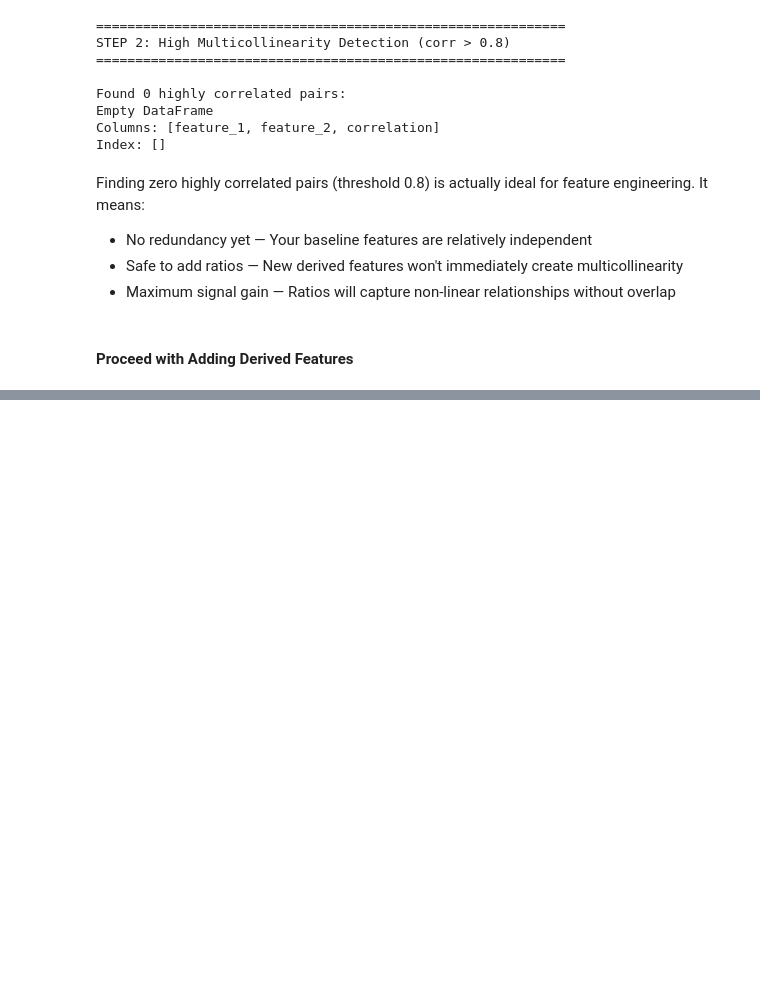
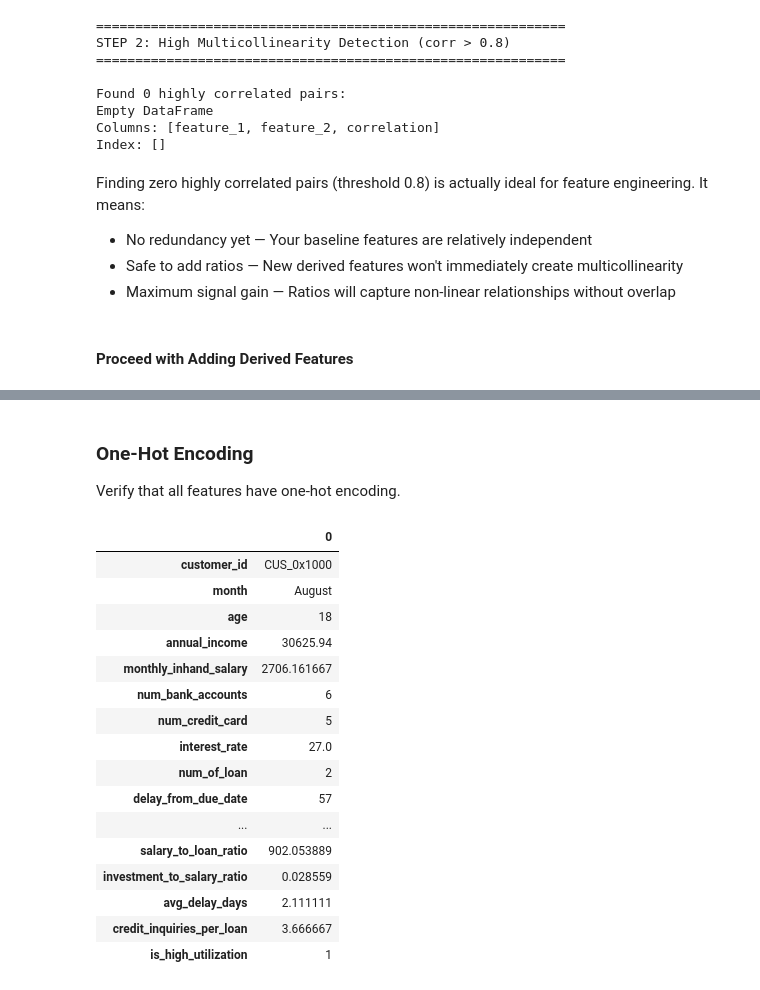
Before and after one commit to ArkadiyShuvaev/Customer-Risk-Prediction-from-Financial-Behavior, a Jupyter notebook: notebooks/02_feature_engineering.ipynb, the cells around one changed output, grey strips where cells are left out. Saved outputs shown, nothing was run; the diff lists cells and outputs as text; code cells hidden in the pictures; blank space fills up the shorter version.

```diff
--- a/notebooks/02_feature_engineering.ipynb
+++ b/notebooks/02_feature_engineering.ipynb
@@ -382,0 +258,25 @@ Name: credit_score_numeric, dtype: float64
+# %% [markdown]
+### One-Hot Encoding
+Verify that all features have one-hot encoding.
+# %%
+# show all rows (persist until you reset)
+pd.set_option('display.max_rows', 200)
+df.head(1).T
+# %% [output]
+|  | 0 |
+| customer_id | CUS_0x1000 |
+| month | August |
+| age | 18 |
+| annual_income | 30625.94 |
+| monthly_inhand_salary | 2706.161667 |
+| num_bank_accounts | 6 |
+| num_credit_card | 5 |
+| interest_rate | 27.0 |
+| num_of_loan | 2 |
+| delay_from_due_date | 57 |
+| ... | ... |
+| salary_to_loan_ratio | 902.053889 |
+| investment_to_salary_ratio | 0.028559 |
+| avg_delay_days | 2.111111 |
+| credit_inquiries_per_loan | 3.666667 |
+| is_high_utilization | 1 |
```
Also changed, not shown: parts of 21 cells of this notebook, 12 other files.
